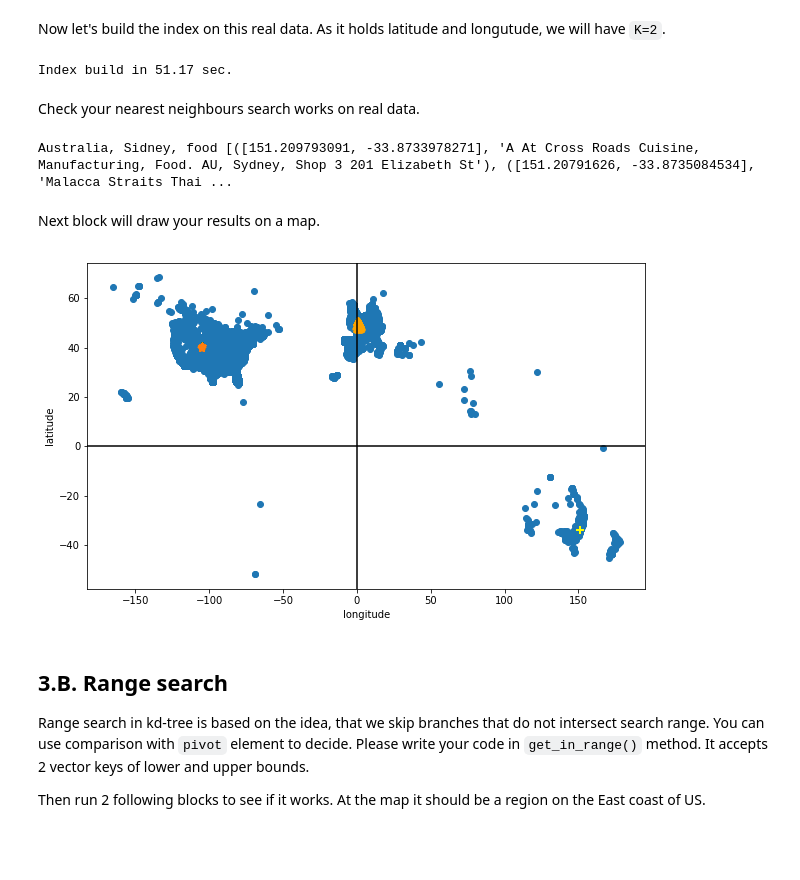
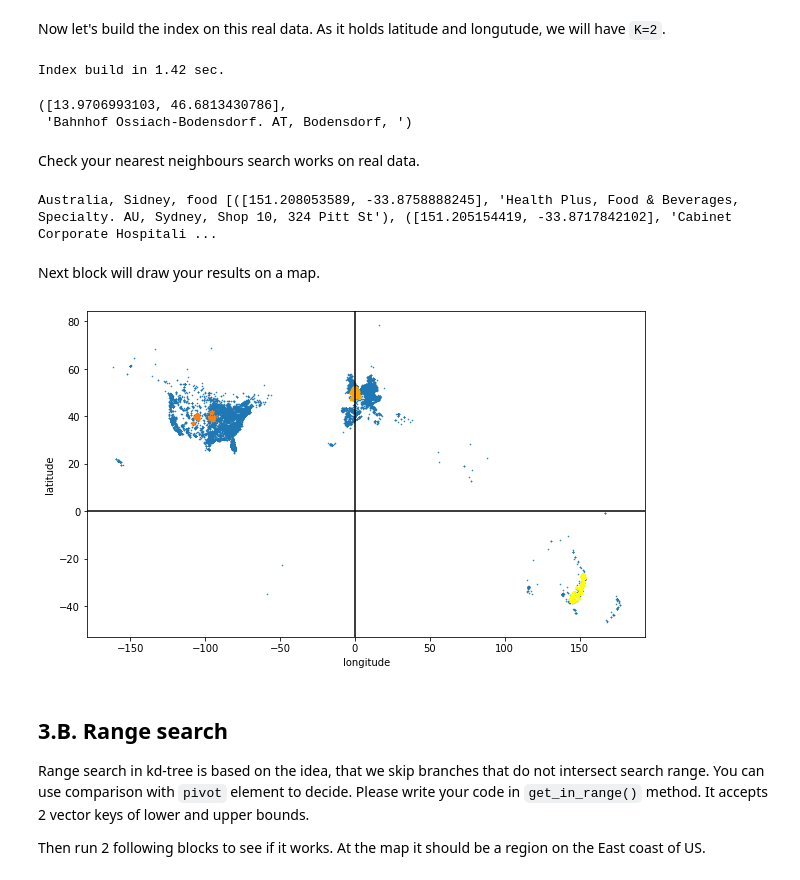
Before and after one commit to debunt/Notebooks_Skoltech, a Jupyter notebook: EADS/tutorial trees/NNS.ipynb, the cells around one changed output. Cells and saved outputs as stored; diff of their text form; code cells hidden in the pictures; blank space fills up the shorter version.

```diff
--- a/EADS/tutorial trees/NNS.ipynb
+++ b/EADS/tutorial trees/NNS.ipynb
@@ -374,7 +377,9 @@ plt.show()
 Let's pracite on the real data. [Here are samples](https://drive.google.com/drive/folders/1nhiJC6g5R5uPDYwa-6sz9_bJ3sYGm8mM?usp=sharing) of GeoSite's database (63 countries, 21M POIs). Download and uncompress any dataset you like (or can), and load the data with pickle.
 # %%
 # replace filename if you want to use other index file
-with open("poi_sample01.pickle", "rb") as f:
+
+with open("poi_sample001.pickle", "rb") as f:
+    print(f)
     dataset = pickle.load(f)
 
 # let's sample 20000 of points to draw
@@ -389,6 +394,6 @@ a.set_xlabel('longitude')
 a.set_ylabel('latitude')
 plt.axhline(0, color='red')
 plt.axvline(0, color='black')
-plt.scatter(X, Y)
+plt.scatter(X, Y, s=0.3)
 plt.show()
 # %% [output]
@@ -402,7 +408,12 @@ kdtree = Node(K=K_real).build_kd_tree(dataset)
 finish = time.time()
 print("Index build in {:.2f} sec.".format(finish - start))
 # %% [output]
-Index build in 51.17 sec.
+Index build in 1.42 sec.
+# %%
+dataset[1]
+# %% [output]
+([13.9706993103, 46.6813430786],
+ 'Bahnhof Ossiach-Bodensdorf. AT, Bodensdorf, ')
 # %% [markdown]
 Check your nearest neighbours search works on real data.
 # %%
@@ -417,28 +428,28 @@ sidney_nn = [v for v in kdtree.get_nn(sidney, 5000) if "Food" in v[1]]
 # print to check that places you found are actually in neighbourhood
 print("Australia, Sidney, food", sidney_nn[:5])
 # %% [output]
-Australia, Sidney, food [([151.209793091, -33.8733978271], 'A At Cross Roads Cuisine, Manufacturing, Food. AU, Sydney, Shop 3 201 Elizabeth St'), ([151.20791626, -33.8735084534], 'Malacca Straits Thai ...
+Australia, Sidney, food [([151.208053589, -33.8758888245], 'Health Plus, Food & Beverages, Specialty. AU, Sydney, Shop 10, 324 Pitt St'), ([151.205154419, -33.8717842102], 'Cabinet Corporate Hospitali ...
 # %% [markdown]
 Next block will draw your results on a map.
 # %%
 X = [v[0][0] for v in dataset[::step]]
 Y = [v[0][1] for v in dataset[::step]]
 BX, BY = [v[0][0] for v in boulder_nn], [v[0][1] for v in boulder_nn]
 PX, PY = [v[0][0] for v in paris_nn], [v[0][1] for v in paris_nn]
 SX, SY = [v[0][0] for v in sidney_nn], [v[0][1] for v in sidney_nn]
 plt.figure(figsize=(10, 6))
 a = plt.axes()
 a.set_xlabel('longitude')
 a.set_ylabel('latitude')
 plt.axhline(0, color='black')
 plt.axvline(0, color='black')
-plt.scatter(X, Y)
-plt.scatter(BX, BY, marker="*", s=50)
-plt.scatter(PX, PY, marker="^", s=50, color="orange")
-plt.scatter(SX, SY, marker="+", s=50, color='yellow')
+plt.scatter(X, Y, s=0.3)
+plt.scatter(BX, BY, marker="*", s=20)
+plt.scatter(PX, PY, marker="^", s=20, color="orange")
+plt.scatter(SX, SY, marker="+", s=20, color='yellow')
 plt.show()
 # %% [output]
-[figure, old version]
+[figure, new version]
 # %% [markdown]
 ## 3.B. Range search ##
 Range search in kd-tree is based on the idea, that we skip branches that do not intersect search range. You can use comparison with `pivot` element to decide. Please write your code in `get_in_range()` method. It accepts 2 vector keys of lower and upper bounds.
```
Also changed, not shown: parts of 9 cells of this notebook, 14 other files.
